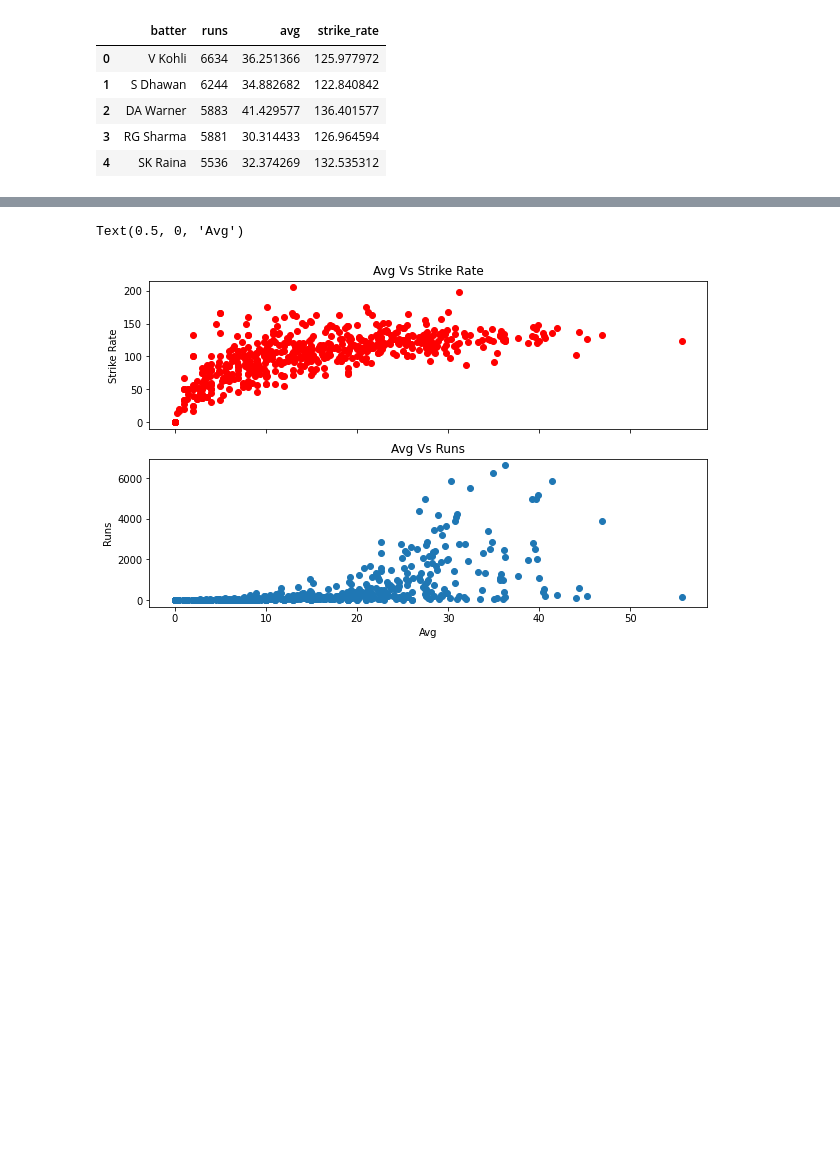
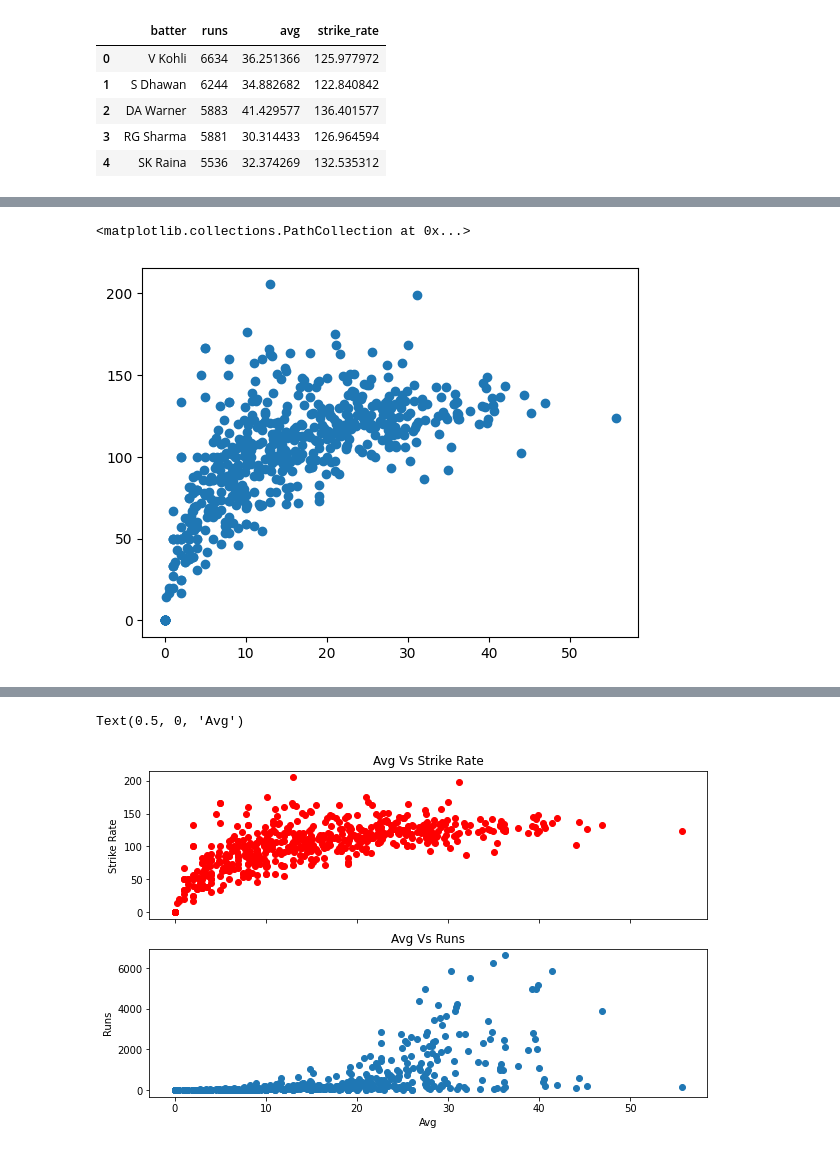
Before and after one commit to nadim-altaf/data-science-mentorship-campusx, a Jupyter notebook: Matplotlib/session_24_advanced_matplotlib.ipynb, the cells around one changed output, grey strips where cells are left out. Cells and saved outputs as stored; diff of their text form; code cells hidden in the pictures; blank space fills up the shorter version.

```diff
--- a/Matplotlib/session_24_advanced_matplotlib.ipynb
+++ b/Matplotlib/session_24_advanced_matplotlib.ipynb
@@ -180,3 +186,10 @@ batters.head()
+# %%
+fig, ax = plt.subplots()
+
+ax.scatter(batters['avg'],batters['strike_rate'])
+# %% [output]
+<matplotlib.collections.PathCollection at 0x...>
+[figure, added]
 # %%
 plt.figure(figsize=(15,6))
 plt.scatter(batters['avg'],batters['strike_rate'])
```
Also changed, not shown: parts of 6 cells of this notebook.
